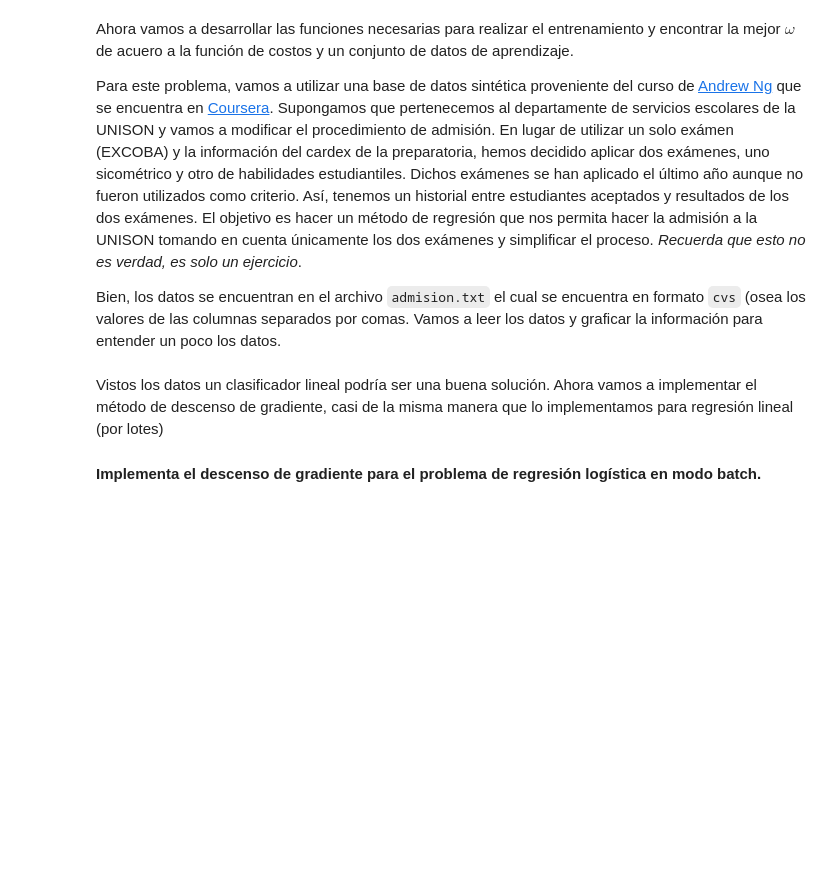
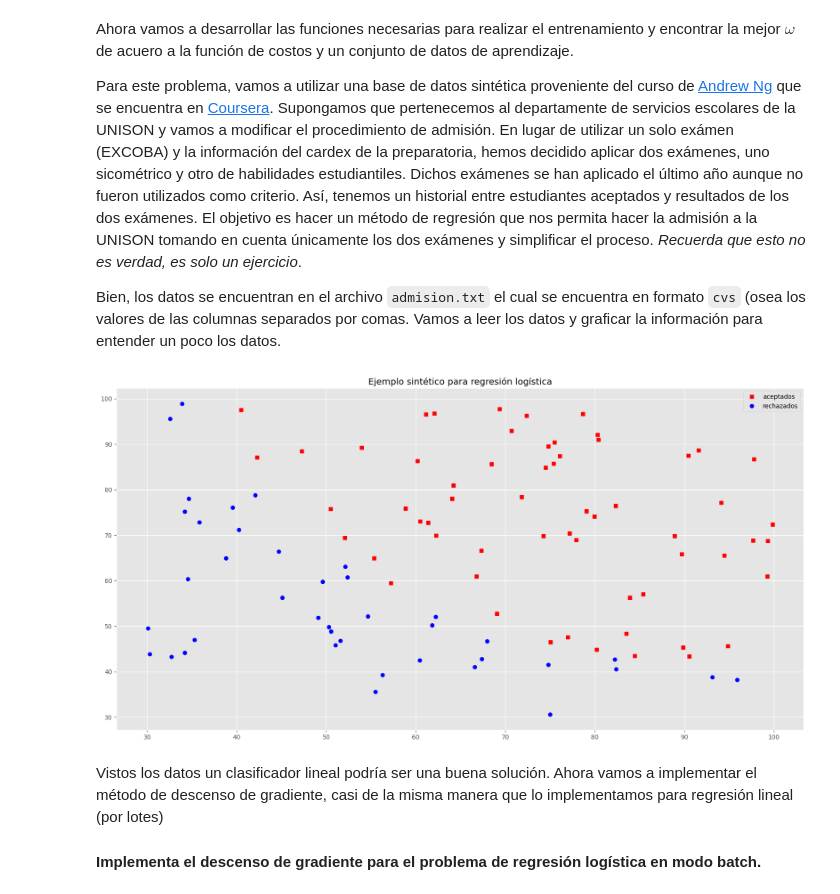
Before and after one commit to Ricardo050427/2-Aprendizaje-2026, a Jupyter notebook: reg_logistica.ipynb, the cells around one changed output. Cells and saved outputs as stored; diff of their text form; code cells hidden in the pictures; blank space fills up the shorter version.

```diff
--- a/reg_logistica.ipynb
+++ b/reg_logistica.ipynb
@@ -174,18 +177,20 @@ Para este problema, vamos a utilizar una base de datos sintética proveniente de
 Bien, los datos se encuentran en el archivo `admision.txt` el cual se encuentra en formato `cvs` (osea los valores de las columnas separados por comas. Vamos a leer los datos y graficar la información para entender un poco los datos.
 # %%
 url = "https://github.com/IA-UNISON/2-Aprendizaje-2026/raw/main/datos/admision.txt"
-datos = np.loadtxt(url, comments='%', delimiter=',')
 
-x, y = datos[:,0:-1], datos[:,-1]
+contexto_ssl = ssl._create_unverified_context()
+raw_data = urlopen(url, context=contexto_ssl)
+datos = np.loadtxt(raw_data, comments='%', delimiter=',')
+
+x, y = datos[:, 0:-1], datos[:, -1]
 
 plt.plot(x[y == 1, 0], x[y == 1, 1], 'sr', label='aceptados')
 plt.plot(x[y == 0, 0], x[y == 0, 1], 'ob', label='rechazados')
 plt.title(u'Ejemplo sintético para regresión logística')
-plt.xlabel(u'Calificación del primer examen')
-plt.ylabel(u'Calificación del segundo examen')
-plt.axis([20, 100, 20, 100])
 plt.legend(loc=0)
 plt.show()
+# %% [output]
+[figure, added]
 # %% [markdown]
 Vistos los datos un clasificador lineal podría ser una buena solución. Ahora vamos a implementar el método de descenso de gradiente, casi de la misma manera que lo implementamos para regresión lineal (por lotes)
 
```
Also changed, not shown: parts of 8 cells of this notebook, 1 other file.
